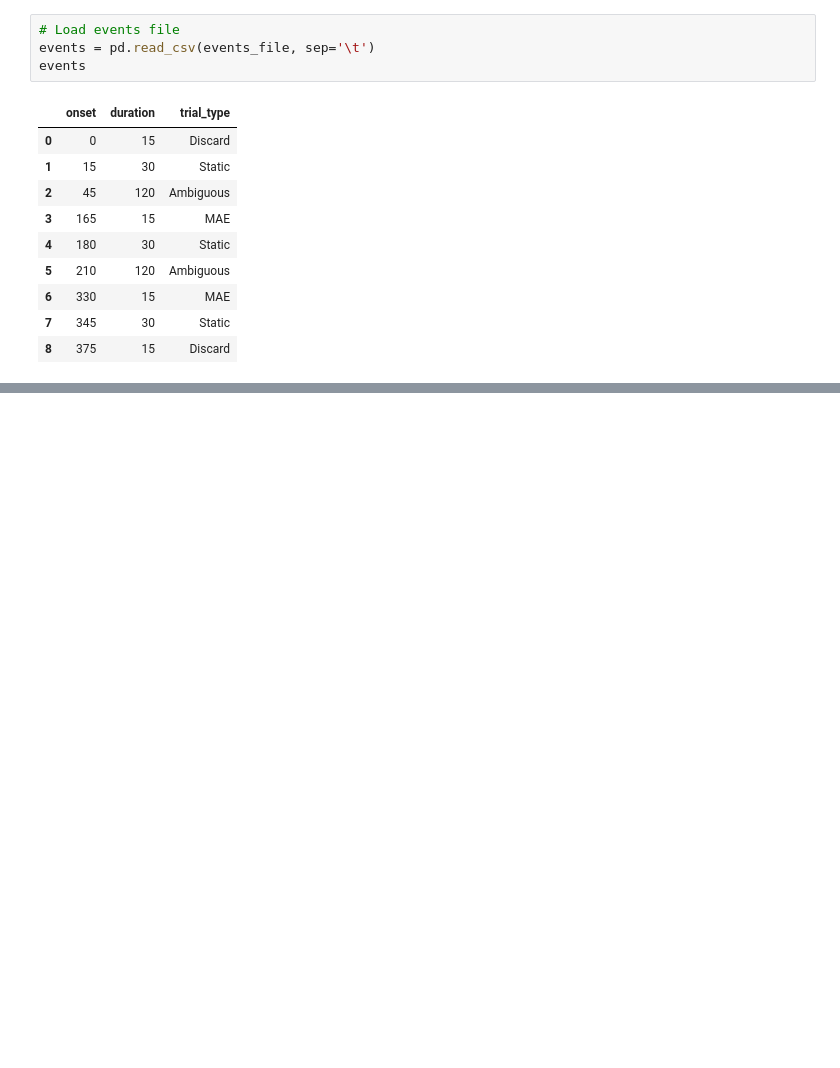
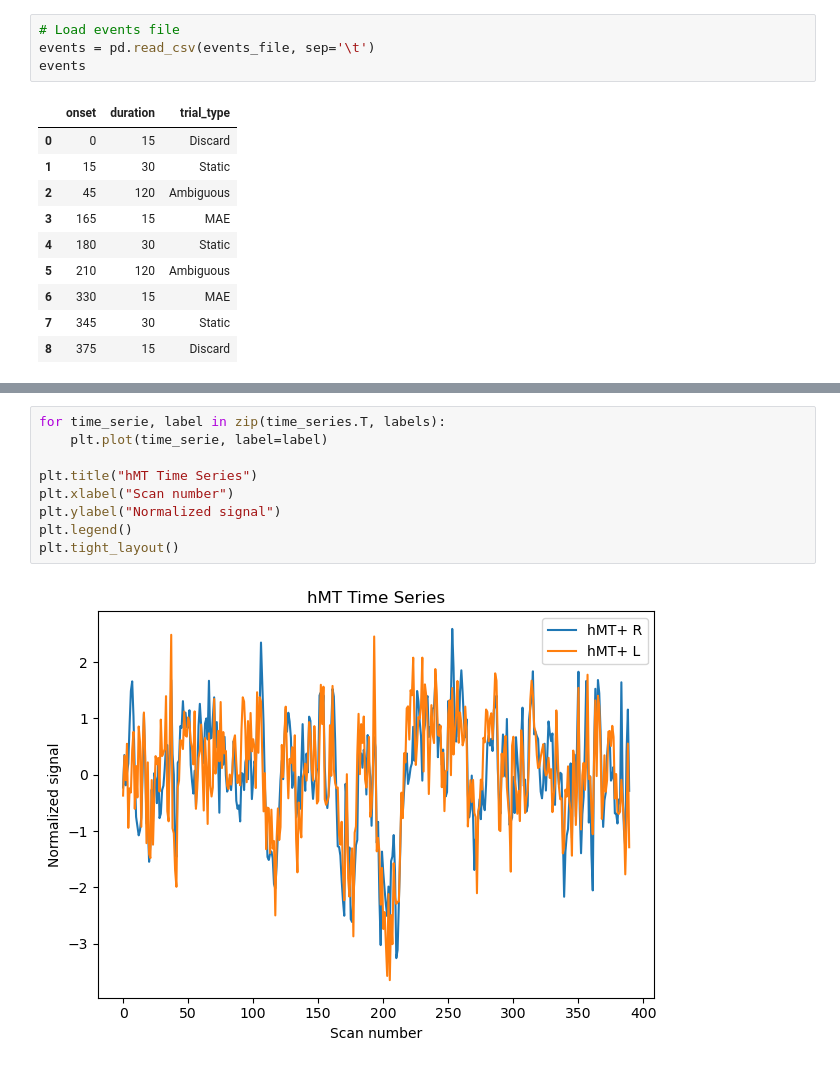
Before and after one commit to CIBIT-UC/vpmbtr, a Jupyter notebook: scripts/feedbackSimulator.ipynb, the cells around one changed output, grey strips where cells are left out. Drawn from its saved outputs; the diff is of its cells as text; blank space fills up the shorter version.

```diff
--- a/scripts/feedbackSimulator.ipynb
+++ b/scripts/feedbackSimulator.ipynb
@@ -193,0 +217,11 @@ plt.show()
+# %%
+for time_serie, label in zip(time_series.T, labels):
+    plt.plot(time_serie, label=label)
+
+plt.title("hMT Time Series")
+plt.xlabel("Scan number")
+plt.ylabel("Normalized signal")
+plt.legend()
+plt.tight_layout()
+# %% [output]
+[figure, added]
```
Also changed, not shown: parts of 20 cells of this notebook.
